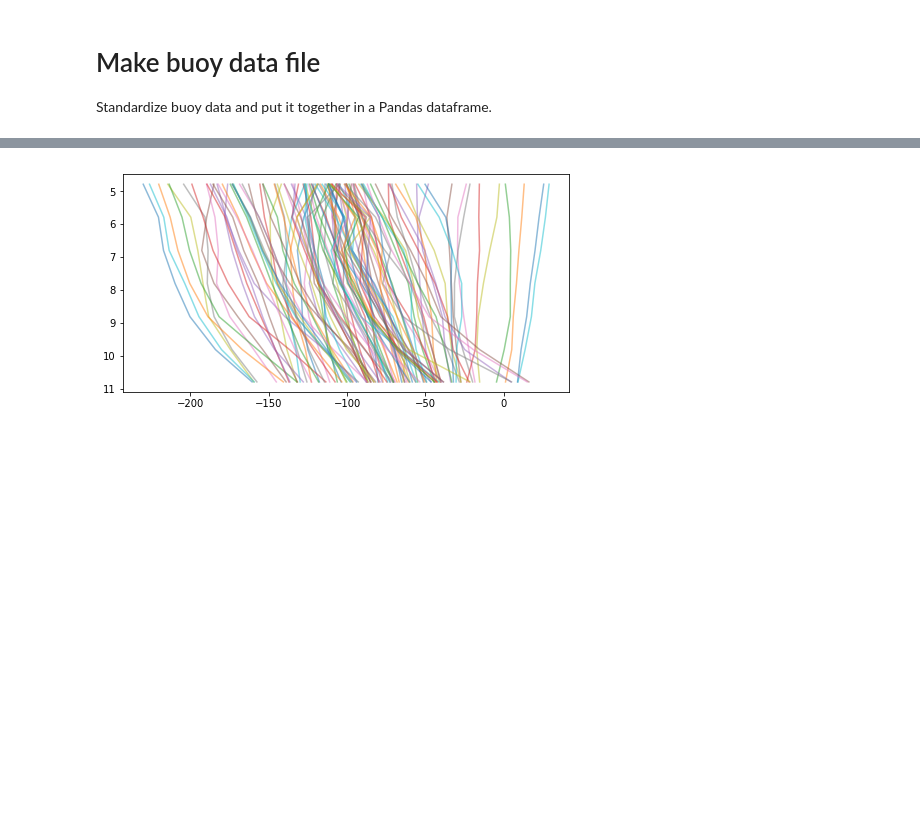
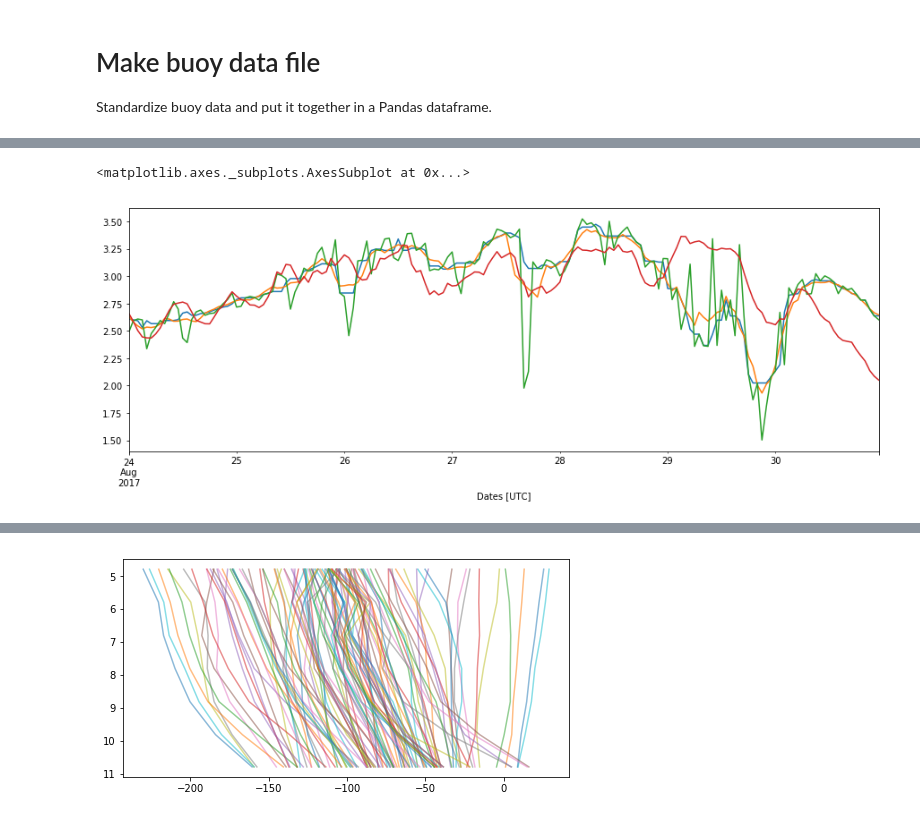
Before and after one commit to kthyng/flood_estimate, a Jupyter notebook: make_data.ipynb, the cells around one changed output, grey strips where cells are left out. Cells and saved outputs as stored; diff of their text form; code cells hidden in the pictures; blank space fills up the shorter version.

Commit message:
figured out how to account for met pressure for BOLI depth and will delete after this since not using afterall

```diff
--- a/make_data.ipynb
+++ b/make_data.ipynb
@@ -26,12 +27,27 @@ buoys = {'BOLI': {'ll': ([-94.783, 29.342]), 'color': '#689F38', 'vars': ['Water
          'FISH': {'ll': ([-94.854, 29.670]),  'color': '#F57C00', 'vars': ['WaterT [deg C]', 'Depth [m]', 'Salinity']},
          'TRIN': {'ll': ([-94.746, 29.661]),  'color': '#FFA000', 'vars': ['WaterT [deg C]', 'Depth [m]', 'Salinity']},
          'OLDR': {'ll': ([-94.783, 29.833]), 'color': '#D32F2F', 'vars': ['WaterT [deg C]', 'Depth [m]', 'Salinity']},
+         '08078000': {'ll': ([-95.32283, 29.3713056]), 'color': 'r', 'vars': ['Flow rate [m^3/s]']},
+         '08077600': {'ll': ([-95.1783, 29.5172]), 'color': 'r', 'vars': ['Flow rate [m^3/s]']},
+         '08074500': {'ll': ([-95.39694, 29.775]), 'color': 'r', 'vars': ['Flow rate [m^3/s]']},
+         '08068500': {'ll': ([-95.4361, 30.110278]), 'color': 'r', 'vars': ['Flow rate [m^3/s]']},
+         '08068090': {'ll': ([-95.3382, 30.141167]), 'color': 'r', 'vars': ['Flow rate [m^3/s]']},
+         '08070500': {'ll': ([-95.302, 30.2594]), 'color': 'r', 'vars': ['Flow rate [m^3/s]']},
+         '08071000': {'ll': ([-95.168056, 30.23250]), 'color': 'r', 'vars': ['Flow rate [m^3/s]']},
+         '08070200': {'ll': ([-95.124167, 30.145278]), 'color': 'r', 'vars': ['Flow rate [m^3/s]']},
+         '08071280': {'ll': ([-95.05972, 30.1094]), 'color': 'r', 'vars': ['Flow rate [m^3/s]']},
+         '08067252': {'ll': ([-94.731, 29.812]), 'color': 'r', 'vars': ['Flow rate [m^3/s]']},
+         '08067000': {'ll': ([-94.818056, 30.0575]), 'color': 'r', 'vars': ['Rain [cm]']},
+         '08077650': {'ll': ([-94.92, 29.4472]), 'color': 'r', 'vars': ['Rain [cm]']},
+         '08073600': {'ll': ([-95.55750, 29.76194]), 'color': 'r', 'vars': ['Rain [cm]']},
          '8771486': {'ll': ([bys['8771486']['lon'], bys['8771486']['lat']]),  'color': '#0097A7',
                      'vars': ['Water Level [m]', 'AirT [deg C]', 'WaterT [deg C]', 'East [m/s]', 'North [m/s]']},
          '8770613': {'ll': ([bys['8770613']['lon'], bys['8770613']['lat']]),  'color': '#E64A19',
-                     'vars': ['Water Level [m]', 'AirT [deg C]', 'WaterT [deg C]', 'East [m/s]', 'North [m/s]', 'Salinity']},
+                     'vars': ['Water Level [m]', 'AirT [deg C]', 'WaterT [deg C]', 'East [m/s]', 'North [m/s]',
+                              'Salinity']},
          '8771013': {'ll': ([bys['8771013']['lon'], bys['8771013']['lat']]), 'color': '#AFB42B',
-                     'vars': ['Water Level [m]', 'AirT [deg C]', 'WaterT [deg C]', 'East [m/s]', 'North [m/s]', 'Salinity']},
+                     'vars': ['Water Level [m]', 'AirT [deg C]', 'WaterT [deg C]', 'East [m/s]', 'North [m/s]',
+                              'Salinity']},
          '8771341': {'ll': ([bys['8771341']['lon'], bys['8771341']['lat']]), 'color': '#388E3C',
                      'vars': ['Water Level [m]', 'AirT [deg C]', 'WaterT [deg C]', 'East [m/s]', 'North [m/s]',
                              'AtmPr [MB]']},
@@ -39,7 +55,8 @@ buoys = {'BOLI': {'ll': ([-94.783, 29.342]), 'color': '#689F38', 'vars': ['Water
                      'vars': ['Water Level [m]', 'AirT [deg C]', 'WaterT [deg C]', 'East [m/s]', 'North [m/s]',
                              'AtmPr [MB]']},
          'B': {'ll': ([bys['B']['lon'], bys['B']['lat']]), 'color': '#303F9F',
-                     'vars': ['AirT [deg C]', 'WaterT [deg C]', 'East [m/s]', 'North [m/s]', 'Salinity', 'Along [cm/s]', 'Across [cm/s]']},
+                     'vars': ['AirT [deg C]', 'WaterT [deg C]', 'East [m/s]', 'North [m/s]', 'Salinity',
+                              'Along [cm/s]', 'Across [cm/s]']},
          'g06010': {'ll': ([bys['g06010']['lon'], bys['g06010']['lat']]), 'color': '#388E3C',
                      'vars': ['Along [cm/s]', 'Across [cm/s]', 'WaterT [deg C]']},
          '42035': {'ll': ([bys['42035']['lon'], bys['42035']['lat']]), 'color': '#5D4037',
@@ -184,0 +274,10 @@ if not os.path.exists(savename):
+# %%
+df['BOLI: Depth [m], median'] = df['BOLI: Depth [m]'].rolling(window=7, center=True).median()
+# %%
+df['BOLI: Depth [m], median']['2017-8-24':'2017-8-30'].plot()
+df['BOLI: Depth [m], smoothed']['2017-8-24':'2017-8-30'].plot(figsize=(15,5))
+df['BOLI: Depth [m]']['2017-8-24':'2017-8-30'].plot(figsize=(15,5))
+(df['8771341: Water Level [m]']+2.6)['2017-8-24':'2017-8-30'].plot(figsize=(15,5))
+# %% [output]
+<matplotlib.axes._subplots.AxesSubplot at 0x...>
+[figure, added]
```
Also changed, not shown: parts of 24 cells of this notebook.
